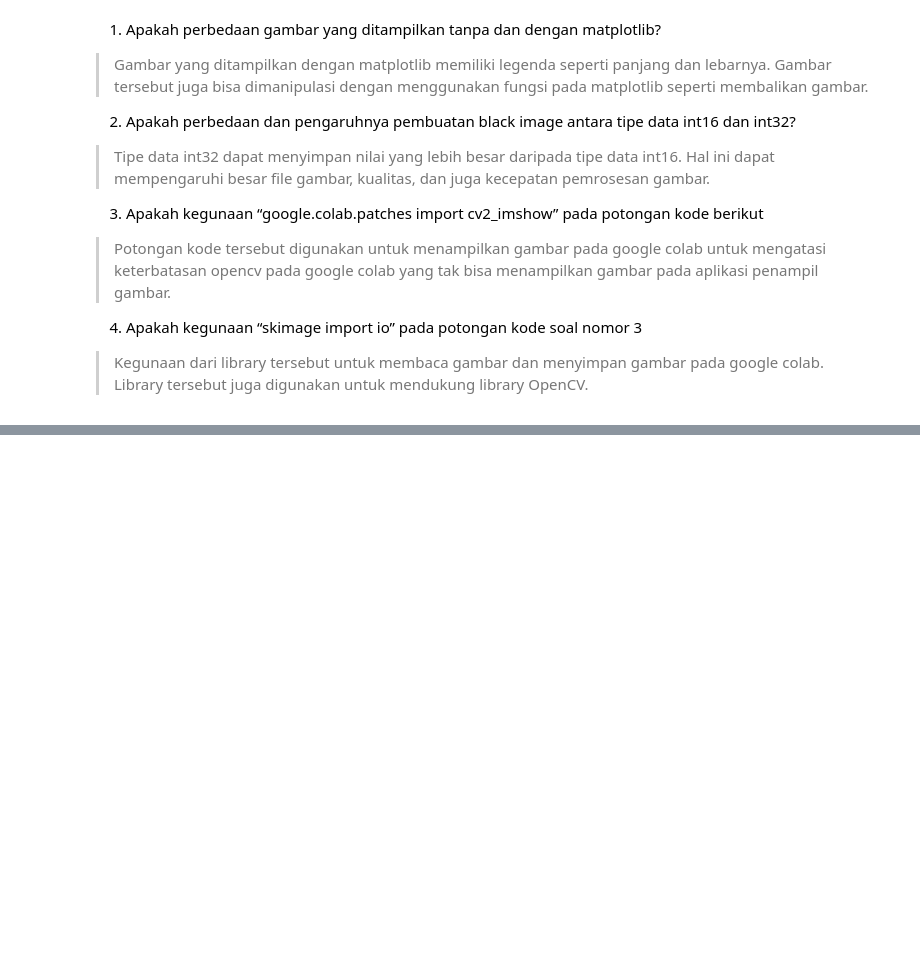
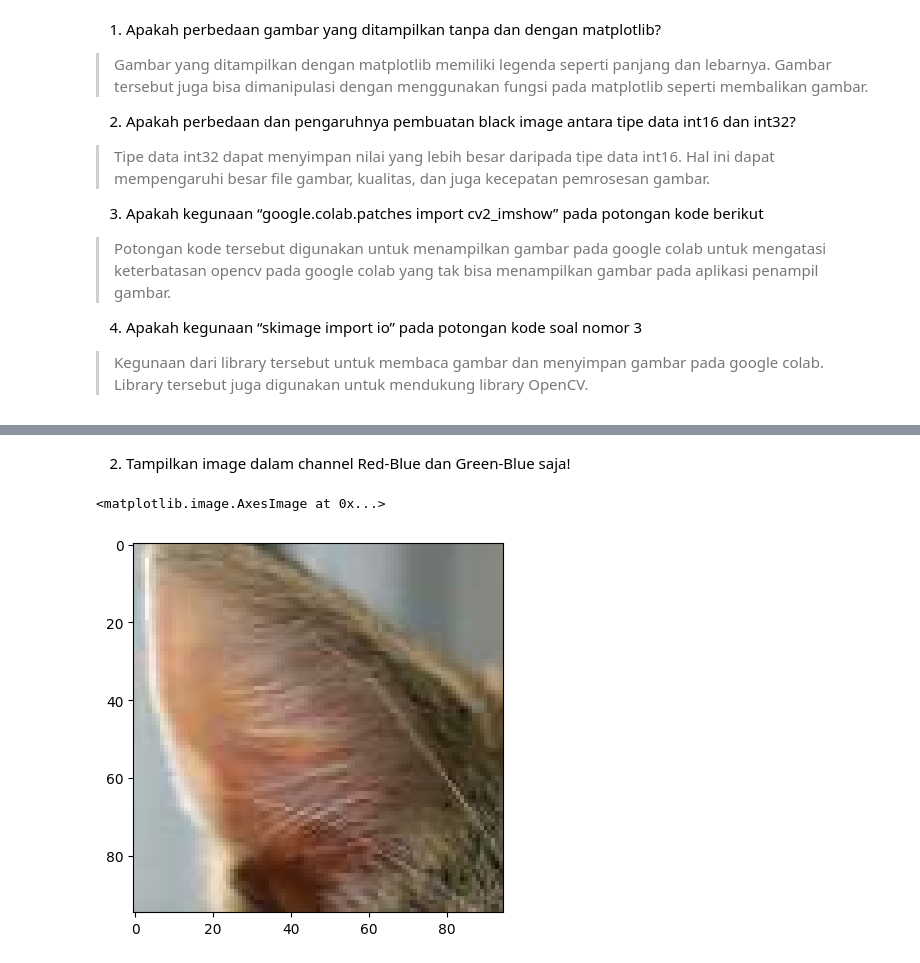
Before and after one commit to AdamPoi/PCVK, a Jupyter notebook: PCVK_week_02.ipynb, the cells around one changed output, grey strips where cells are left out. Cells and saved outputs as stored; diff of their text form; code cells hidden in the pictures; blank space fills up the shorter version.

```diff
--- a/PCVK_week_02.ipynb
+++ b/PCVK_week_02.ipynb
@@ -139,0 +169,7 @@ berikut
+# %% [markdown]
+2. Tampilkan image dalam channel Red-Blue dan Green-Blue saja!
+# %%
+plt.imshow(img_test[20:115, 25:120])
+# %% [output]
+<matplotlib.image.AxesImage at 0x...>
+[figure, added]
```
Also changed, not shown: parts of 19 cells of this notebook.
